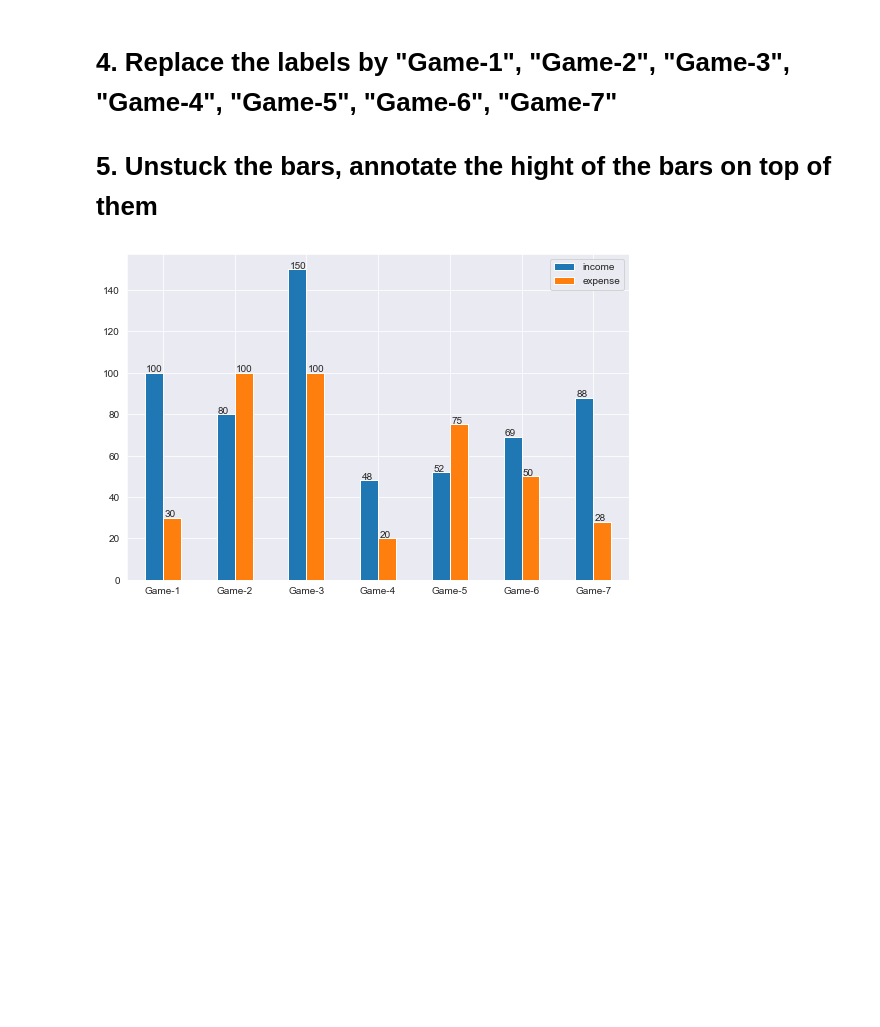
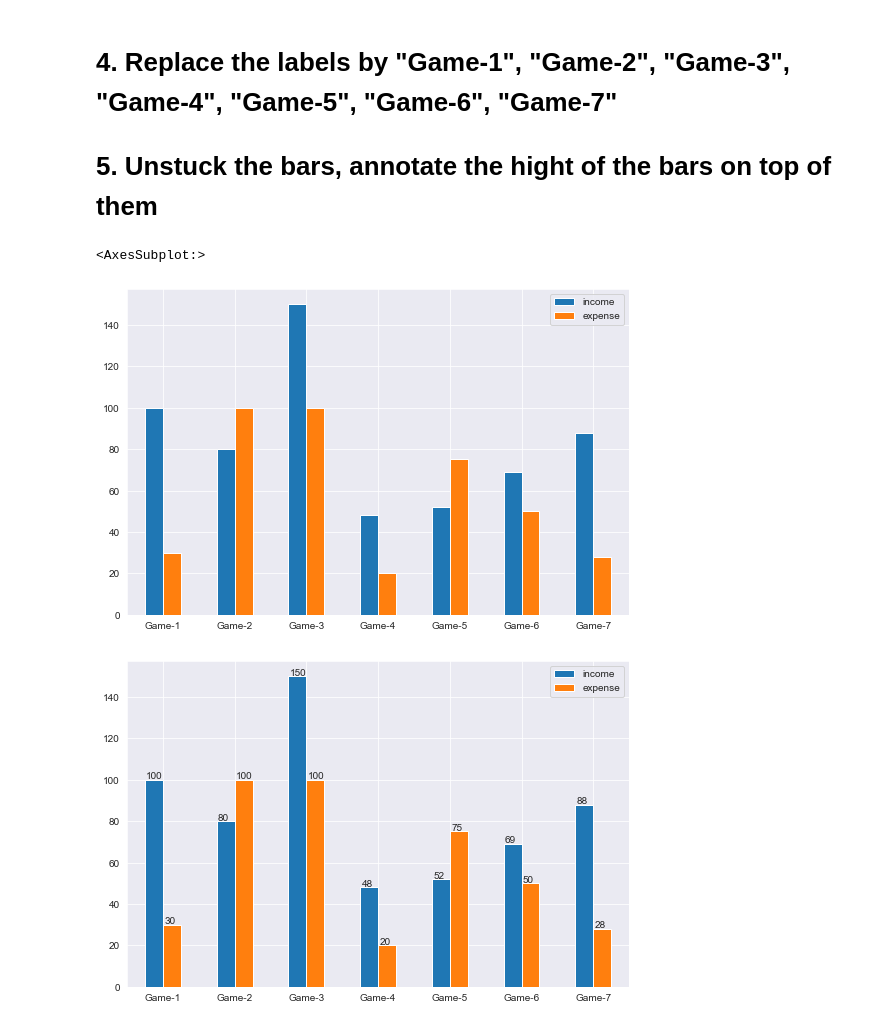
Before and after one commit to gulakkoc/Clarusway_DA, a Jupyter notebook: Weekly_Agenda (Mentoring)/week4_DV_student.ipynb, the cells around one changed output. Drawn from its saved outputs; the diff is of its cells as text; code cells hidden in the pictures; blank space fills up the shorter version.

```diff
--- a/Weekly_Agenda (Mentoring)/week4_DV_student.ipynb
+++ b/Weekly_Agenda (Mentoring)/week4_DV_student.ipynb
@@ -48,6 +60,15 @@ df.plot(kind = 'bar')
 # %% [markdown]
 # 4. Replace the labels by "Game-1", "Game-2", "Game-3", "Game-4", "Game-5", "Game-6", "Game-7"
 # 5. Unstuck the bars, annotate the hight of the bars on top of them
+# %%
+labels =["Game-1", "Game-2", "Game-3", "Game-4", "Game-5", "Game-6", "Game-7"]
+
+df.set_index = labels
+df.plot(kind = 'bar', figsize = (9,6), rot =0)
+#df.plot(kind = 'bar', stacked = True, rot = 45)
+# %% [output]
+<AxesSubplot:>
+[figure, added]
 # %%
 # %% [output]
 [figure]
```
Also changed, not shown: parts of 3 cells of this notebook.
